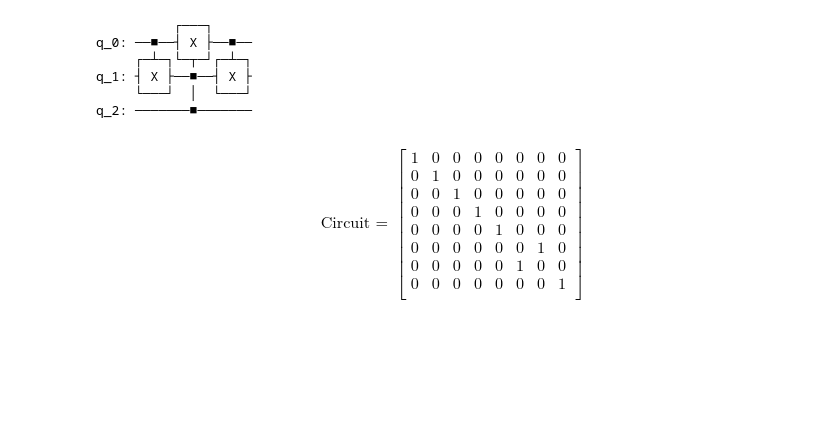
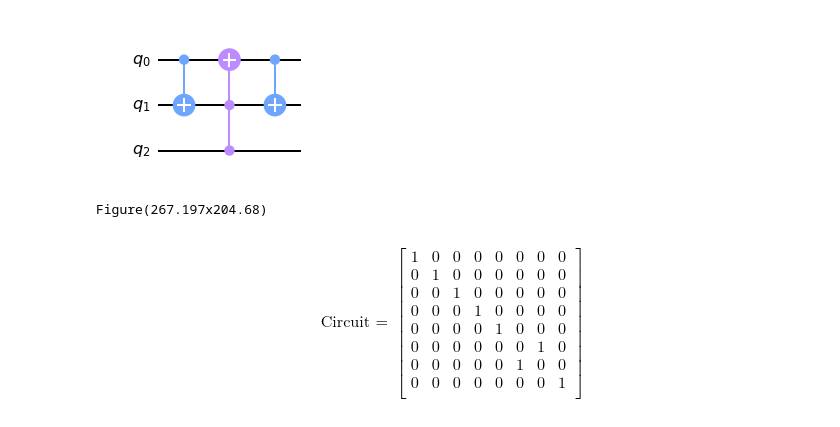
Before and after one commit to A9B8C7D6/SoC2022-QML-Anand, a Jupyter notebook: QC-Evaluation/Quantum-SWAP-Test.ipynb, the cells around one changed output. Drawn from its saved outputs; the diff is of its cells as text; code cells hidden in the pictures; blank space fills up the shorter version.

```diff
--- a/QC-Evaluation/Quantum-SWAP-Test.ipynb
+++ b/QC-Evaluation/Quantum-SWAP-Test.ipynb
@@ -4,25 +4,28 @@ from qiskit import QuantumCircuit, assemble, Aer
 from qiskit.visualization import plot_histogram, plot_bloch_vector, array_to_latex
 from math import sqrt, pi
 from IPython.display import display, Math
+# %%
+qc_cswap = QuantumCircuit(3)
+qc_cswap.cx(0,1)
+qc_cswap.ccx(2,1,0)
+qc_cswap.cx(0,1)
+qc_cswap.draw('mpl')
+# %% [output]
+[figure, added]
 # %%
 #CSWAP operation (order is inverted because of qiskit's system, the circuit gate is still the same)
 qc_cswap = QuantumCircuit(3)
 qc_cswap.cx(0,1)
 qc_cswap.ccx(2,1,0)
 qc_cswap.cx(0,1)
-print(qc_cswap.draw())
+print(qc_cswap.draw('mpl'))
 usim = Aer.get_backend('aer_simulator')
 qc_cswap.save_unitary()
 qobj = assemble(qc_cswap)
 unitary = usim.run(qobj).result().get_unitary()
 display(array_to_latex(unitary, prefix="\\text{Circuit = }\n"))
 # %% [output]
-          ┌───┐
-q_0: ──■──┤ X ├──■──
-     ┌─┴─┐└─┬─┘┌─┴─┐
-q_1: ┤ X ├──■──┤ X ├
-     └───┘  │  └───┘
-q_2: ───────■───────
+Figure(267.197x204.68)
 $$
 \text{Circuit = }
 \begin{bmatrix}
```
Also changed, not shown: parts of 8 cells of this notebook, 3 other files.
